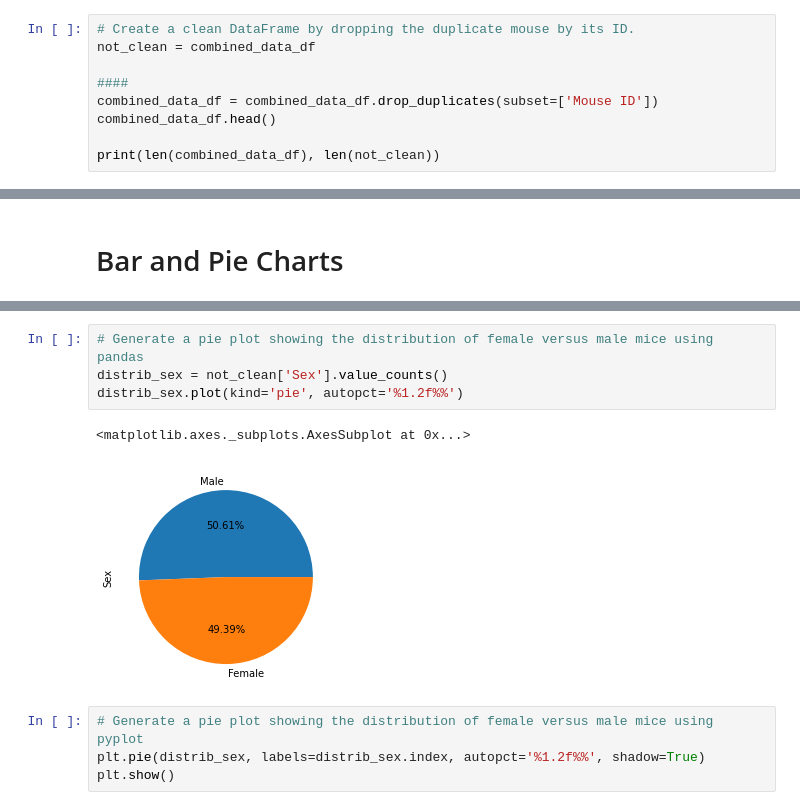
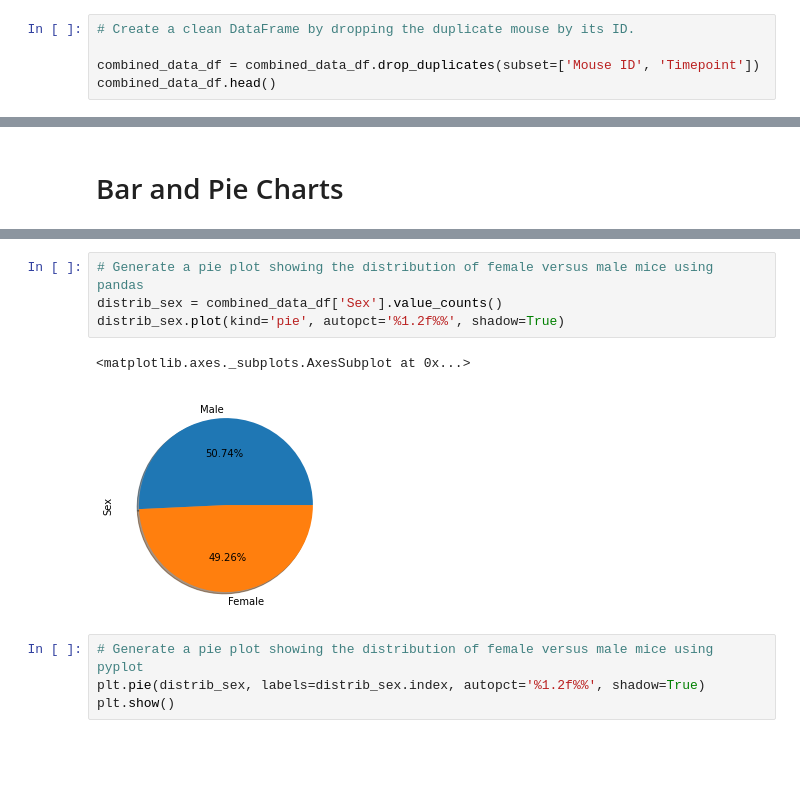
Before and after one commit to reccleston/matplotlib-challenge, a Jupyter notebook: Pymaceuticals/pymaceuticals_starter.ipynb, the cells around one changed output, grey strips where cells are left out. Cells and saved outputs as stored; diff of their text form; blank space fills up the shorter version.

```diff
--- a/Pymaceuticals/pymaceuticals_starter.ipynb
+++ b/Pymaceuticals/pymaceuticals_starter.ipynb
@@ -55,11 +48,7 @@ duplicate_mice
 # Optional: Get all the data for the duplicate mouse ID.
 # %%
 # Create a clean DataFrame by dropping the duplicate mouse by its ID.
-not_clean = combined_data_df
 
-####
-combined_data_df = combined_data_df.drop_duplicates(subset=['Mouse ID'])
+combined_data_df = combined_data_df.drop_duplicates(subset=['Mouse ID', 'Timepoint'])
 combined_data_df.head()
-
-print(len(combined_data_df), len(not_clean))
 # %% [output]
@@ -152,10 +132,10 @@ plt.show()
 # %%
 # Generate a pie plot showing the distribution of female versus male mice using pandas
-distrib_sex = not_clean['Sex'].value_counts()
-distrib_sex.plot(kind='pie', autopct='%1.2f%%')
+distrib_sex = combined_data_df['Sex'].value_counts()
+distrib_sex.plot(kind='pie', autopct='%1.2f%%', shadow=True)
 # %% [output]
 <matplotlib.axes._subplots.AxesSubplot at 0x...>
-[figure, old version]
+[figure, new version]
 # %%
 # Generate a pie plot showing the distribution of female versus male mice using pyplot
 plt.pie(distrib_sex, labels=distrib_sex.index, autopct='%1.2f%%', shadow=True)
```
Also changed, not shown: parts of 15 cells of this notebook.
